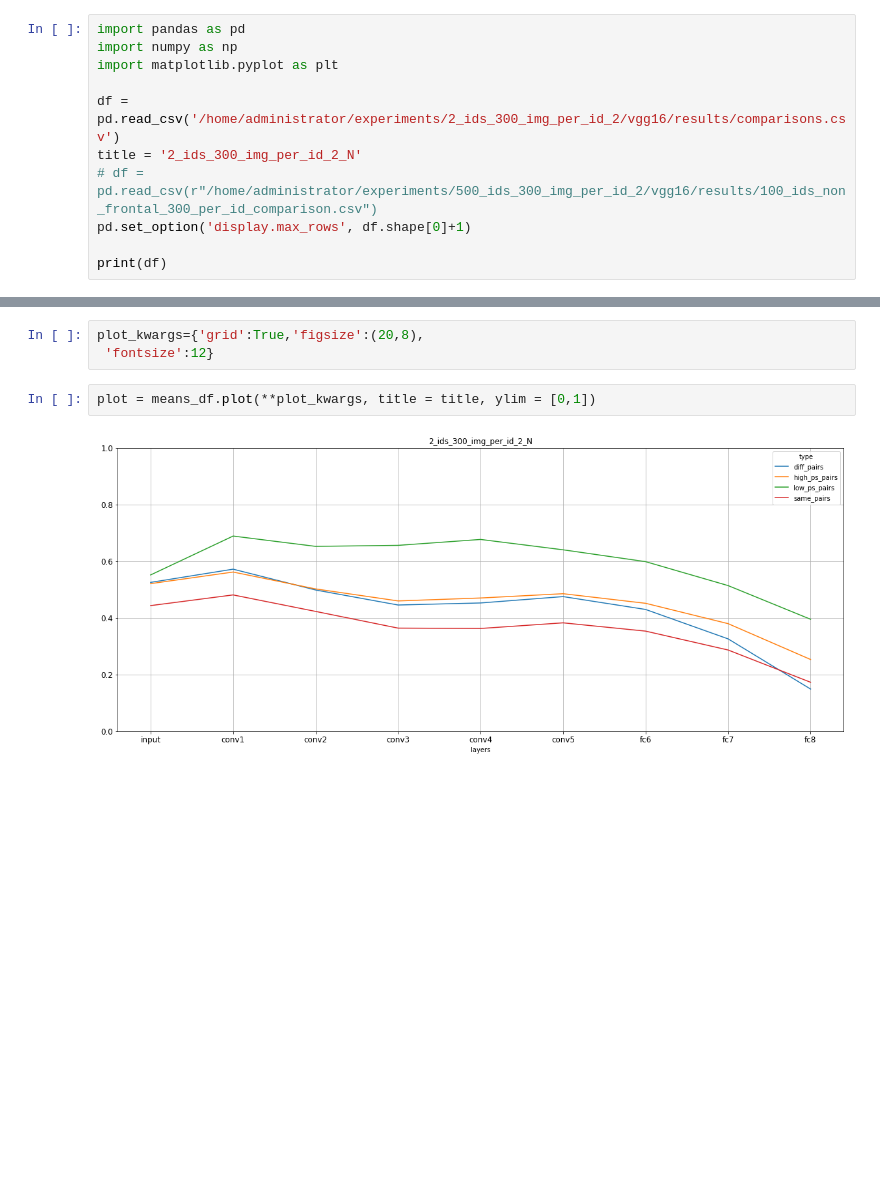
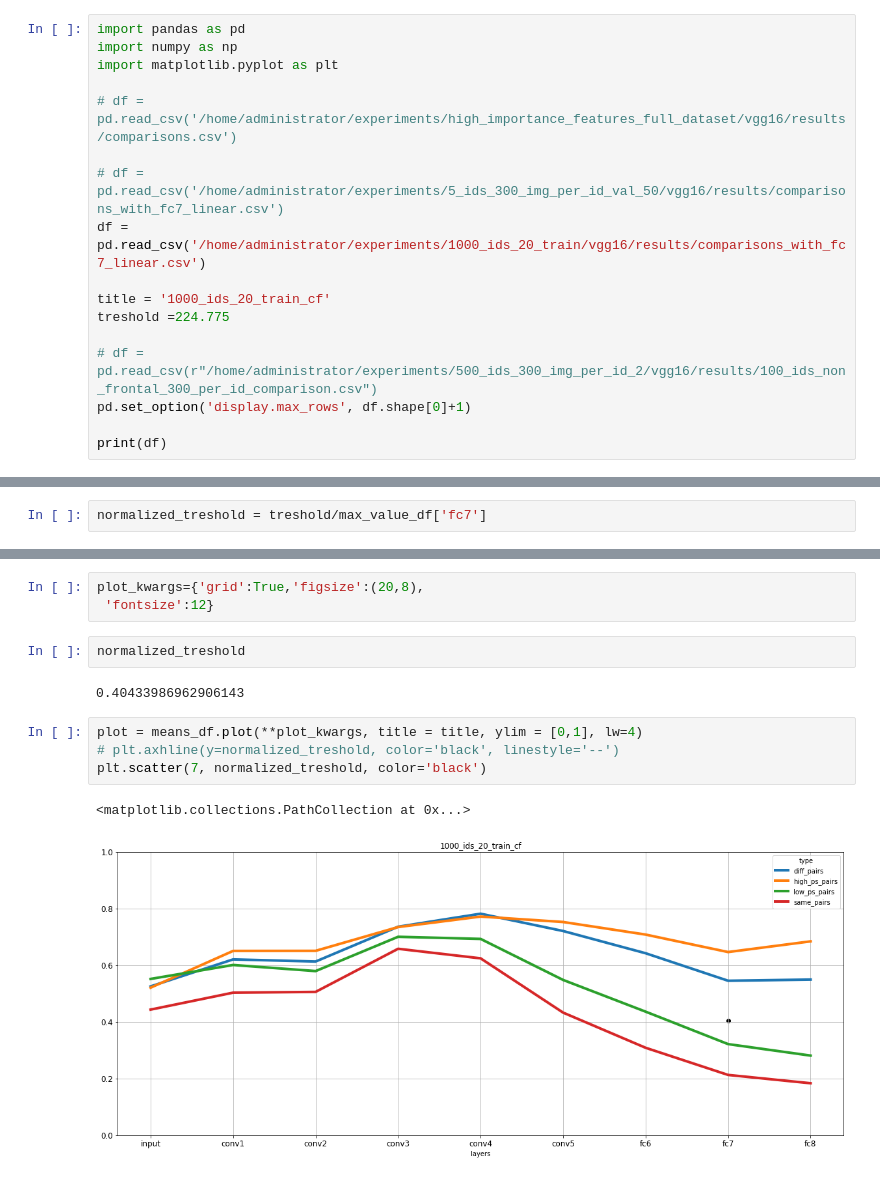
Before and after one commit to gylab-TAU/facial_feature_impact_comparison, a Jupyter notebook: plots_notebooks/csv_to_plot-normalize by max value of all types-critical features.ipynb, the cells around one changed output, grey strips where cells are left out. Saved outputs shown, nothing was run; the diff lists cells and outputs as text; blank space fills up the shorter version.

```diff
--- a/plots_notebooks/csv_to_plot-normalize by max value of all types-critical features.ipynb
+++ b/plots_notebooks/csv_to_plot-normalize by max value of all types-critical features.ipynb
@@ -5,8 +5,14 @@ import pandas as pd
 import numpy as np
 import matplotlib.pyplot as plt
 
-df = pd.read_csv('/home/administrator/experiments/2_ids_300_img_per_id_2/vgg16/results/comparisons.csv')
-title = '2_ids_300_img_per_id_2_N'
+# df = pd.read_csv('/home/administrator/experiments/high_importance_features_full_dataset/vgg16/results/comparisons.csv')
+
+# df = pd.read_csv('/home/administrator/experiments/5_ids_300_img_per_id_val_50/vgg16/results/comparisons_with_fc7_linear.csv')
+df = pd.read_csv('/home/administrator/experiments/1000_ids_20_train/vgg16/results/comparisons_with_fc7_linear.csv')
+
+title = '1000_ids_20_train_cf'
+treshold =224.775
+
 # df = pd.read_csv(r"/home/administrator/experiments/500_ids_300_img_per_id_2/vgg16/results/100_ids_non_frontal_300_per_id_comparison.csv")
 pd.set_option('display.max_rows', df.shape[0]+1)
 
@@ -150,6 +156,8 @@ dtype: object
 df = df.reset_index(drop=True)
 df
 df = df.drop(columns=['img1', 'img2'])
+# %%
+normalized_treshold = treshold/max_value_df['fc7']
 # %%
 df
 # df['input']= (df['input']/df['input'].max())
@@ -209,7 +220,14 @@ means_df
 # %%
 plot_kwargs={'grid':True,'figsize':(20,8),
  'fontsize':12}
+# %%
+normalized_treshold
+# %% [output]
+0.40433986962906143
 # %%
-plot = means_df.plot(**plot_kwargs, title = title, ylim = [0,1])
+plot = means_df.plot(**plot_kwargs, title = title, ylim = [0,1], lw=4)
+# plt.axhline(y=normalized_treshold, color='black', linestyle='--')
+plt.scatter(7, normalized_treshold, color='black')
 # %% [output]
+<matplotlib.collections.PathCollection at 0x...>
-[figure, old version]
+[figure, new version]
```
Also changed, not shown: parts of 11 cells of this notebook, 35 other files.
